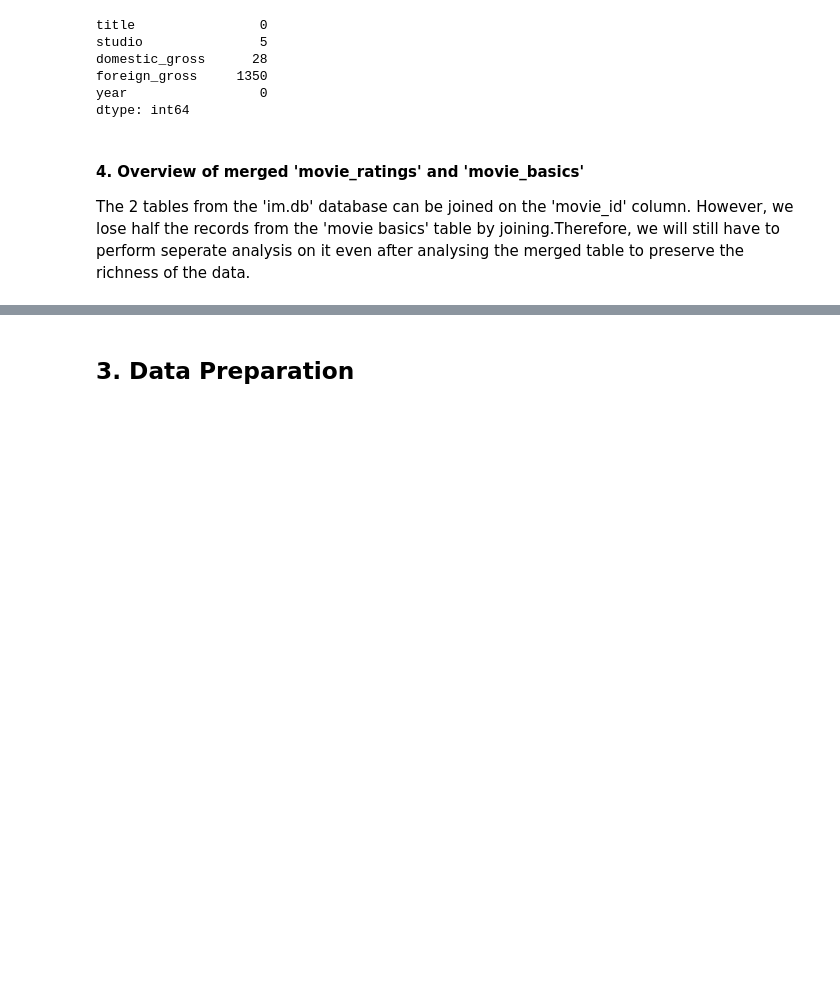
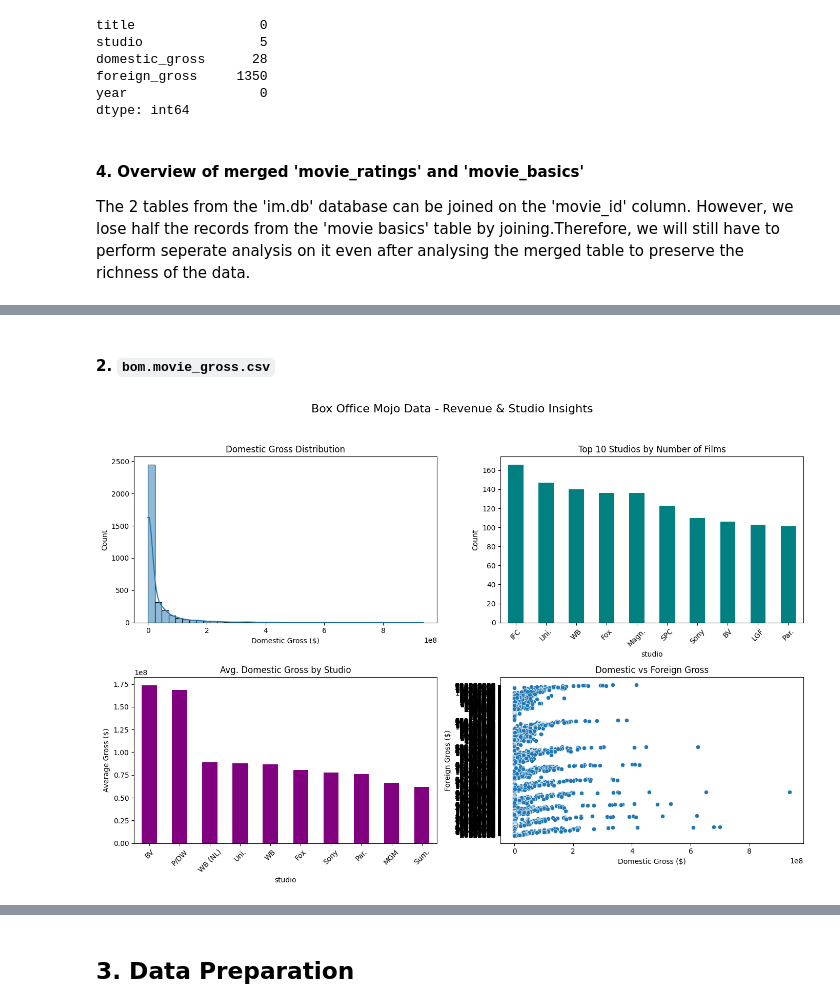
Before and after one commit to Dc-qwerty/Group-4-phase-2-project, a Jupyter notebook: newmoviestudio.ipynb, the cells around one changed output, grey strips where cells are left out. Saved outputs shown, nothing was run; the diff lists cells and outputs as text; code cells hidden in the pictures; blank space fills up the shorter version.

```diff
--- a/newmoviestudio.ipynb
+++ b/newmoviestudio.ipynb
@@ -324,0 +386,35 @@ These features provide a holistic view of each film by combining:
+# %% [markdown]
+#### 2. `bom.movie_gross.csv`
+# %%
+# Set up the subplot grid
+fig, axes = plt.subplots(2, 2, figsize=(14, 10))
+fig.suptitle("Box Office Mojo Data - Revenue & Studio Insights", fontsize=16)
+
+# 1. Domestic Gross Distribution
+sns.histplot(df_3['domestic_gross'], bins=40, kde=True, ax=axes[0, 0])
+axes[0, 0].set_title("Domestic Gross Distribution")
+axes[0, 0].set_xlabel("Domestic Gross ($)")
+
+# 2. Top 10 Studios by Count
+df_3['studio'].value_counts().head(10).plot(kind='bar', ax=axes[0, 1], color='teal')
+axes[0, 1].set_title("Top 10 Studios by Number of Films")
+axes[0, 1].set_ylabel("Count")
+axes[0, 1].tick_params(axis='x', rotation=45)
+
+# 3. Average Domestic Gross by Studio (Top 10)
+df_3.groupby('studio')['domestic_gross'].mean().sort_values(ascending=False).head(10).plot(
+    kind='bar', ax=axes[1, 0], color='purple')
+axes[1, 0].set_title("Avg. Domestic Gross by Studio")
+axes[1, 0].set_ylabel("Average Gross ($)")
+axes[1, 0].tick_params(axis='x', rotation=45)
+
+# 4. Domestic vs. Foreign Gross
+sns.scatterplot(x='domestic_gross', y='foreign_gross', data=df_3, ax=axes[1, 1])
+axes[1, 1].set_title("Domestic vs Foreign Gross")
+axes[1, 1].set_xlabel("Domestic Gross ($)")
+axes[1, 1].set_ylabel("Foreign Gross ($)")
+
+plt.tight_layout(rect=[0, 0.03, 1, 0.95])
+plt.show()
+# %% [output]
+[figure, added]
```
Also changed, not shown: parts of 14 cells of this notebook.
